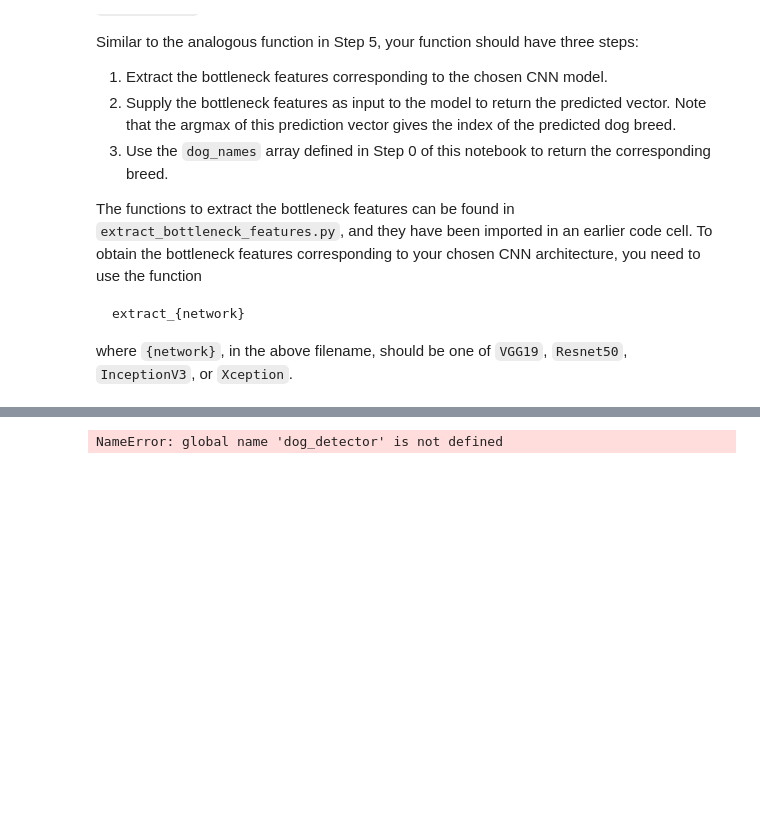
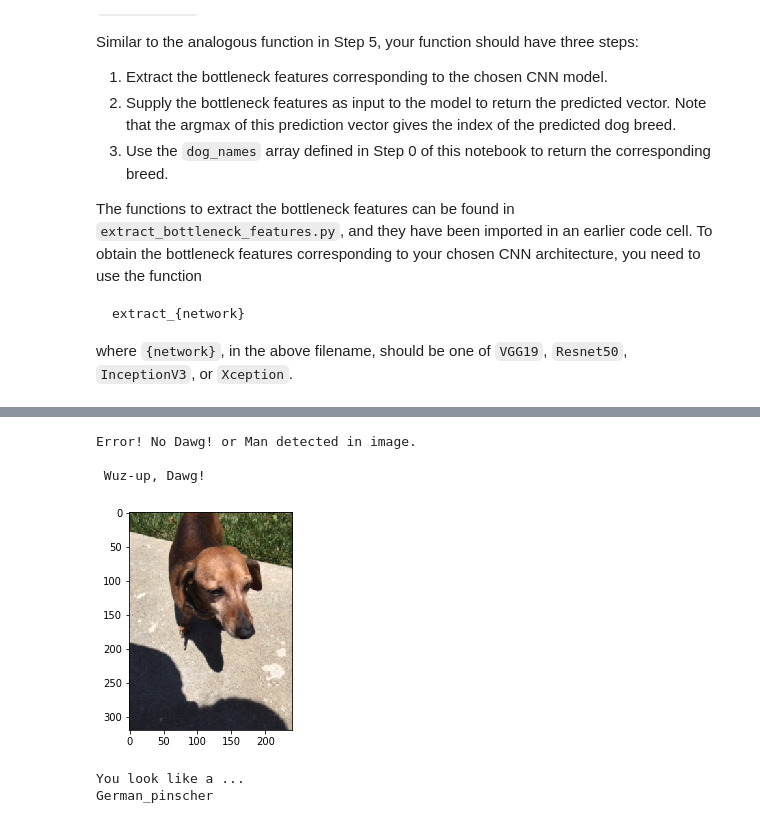
Before and after one commit to HvyD/Artificial_Intelligent--Dog_Breed_Identifier, a Jupyter notebook: dog_app.ipynb, the cells around one changed output, grey strips where cells are left out. Drawn from its saved outputs; the diff is of its cells as text; code cells hidden in the pictures; blank space fills up the shorter version.

```diff
--- a/dog_app.ipynb
+++ b/dog_app.ipynb
@@ -703,6 +773,11 @@ NameError: global name 'dog_detector' is not defined
 # %%
-img_path = ['images/daiseyhelpingwithparamedicHW.jpeg','images/libeastie.jpg']
+img_path = ['longhair_coonmain1.jpg','hotdog1.JPG']
 for img in img_path:
     DogPredictor(img)
 # %% [output]
-NameError: global name 'dog_detector' is not defined
+Error! No Dawg! or Man detected in image.
+
+ Wuz-up, Dawg!
+[figure, added]
+You look like a ...
+German_pinscher
```
Also changed, not shown: parts of 29 cells of this notebook.
